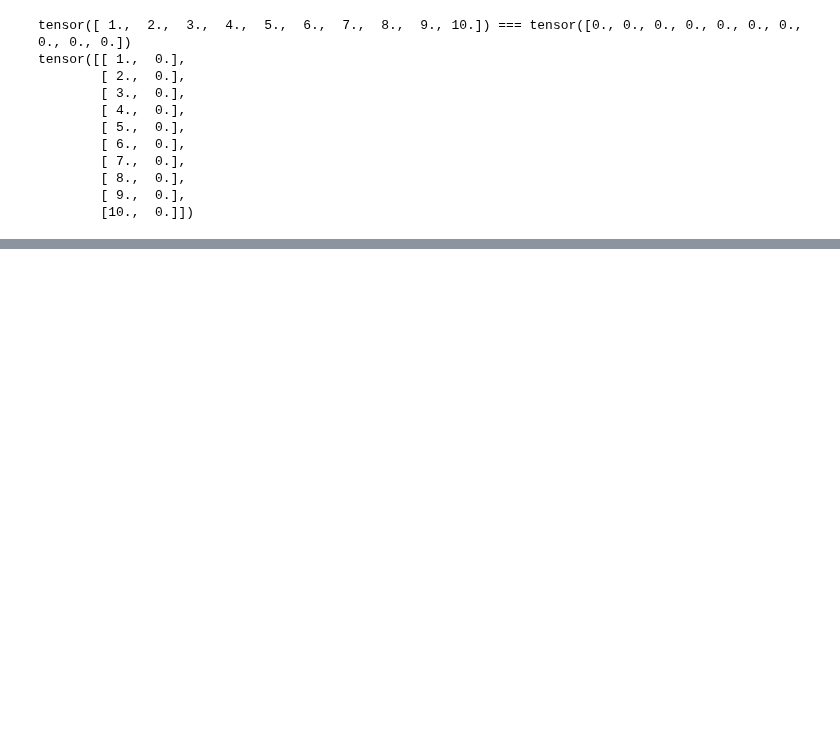
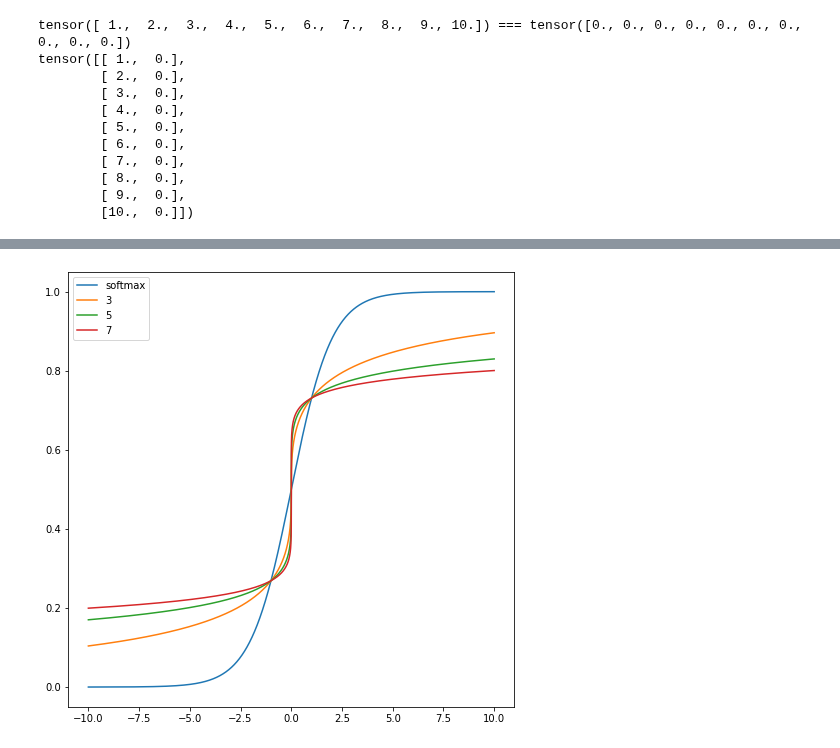
Before and after one commit to 591291-hvl/Bachelor, a Jupyter notebook: Code/notebooks/Tester/lossTest.ipynb, the cells around one changed output, grey strips where cells are left out. Cells and saved outputs as stored; diff of their text form; code cells hidden in the pictures; blank space fills up the shorter version.

```diff
--- a/Code/notebooks/Tester/lossTest.ipynb
+++ b/Code/notebooks/Tester/lossTest.ipynb
@@ -191,0 +191,24 @@ plt.show()
+# %%
+n = nn.Softmax(dim=1)
+result0 = []
+result1 = []
+result2 = []
+result3 = []
+result4 = []
+result5 = []
+rnge =  np.arange(-10,10,0.001)
+for i in rnge:
+    result0.append(n(torch.FloatTensor([[i, 0]]))[0].data[0])
+    result2.append(lossFunctions.testSoftmax(torch.FloatTensor([[i, 0]]), 3)[0].data[0])
+    result3.append(lossFunctions.testSoftmax(torch.FloatTensor([[i, 0]]), 5)[0].data[0])
+    result4.append(lossFunctions.testSoftmax(torch.FloatTensor([[i, 0]]), 7)[0].data[0])
+
+plt.figure(figsize=(8,8))
+plt.plot(rnge, result0, label="softmax")
+plt.plot(rnge, result2, label="3")
+plt.plot(rnge, result3, label="5")
+plt.plot(rnge, result4, label="7")
+plt.legend()
+plt.show()
+# %% [output]
+[figure, added]
```
Also changed, not shown: parts of 5 cells of this notebook, 2 other files.
